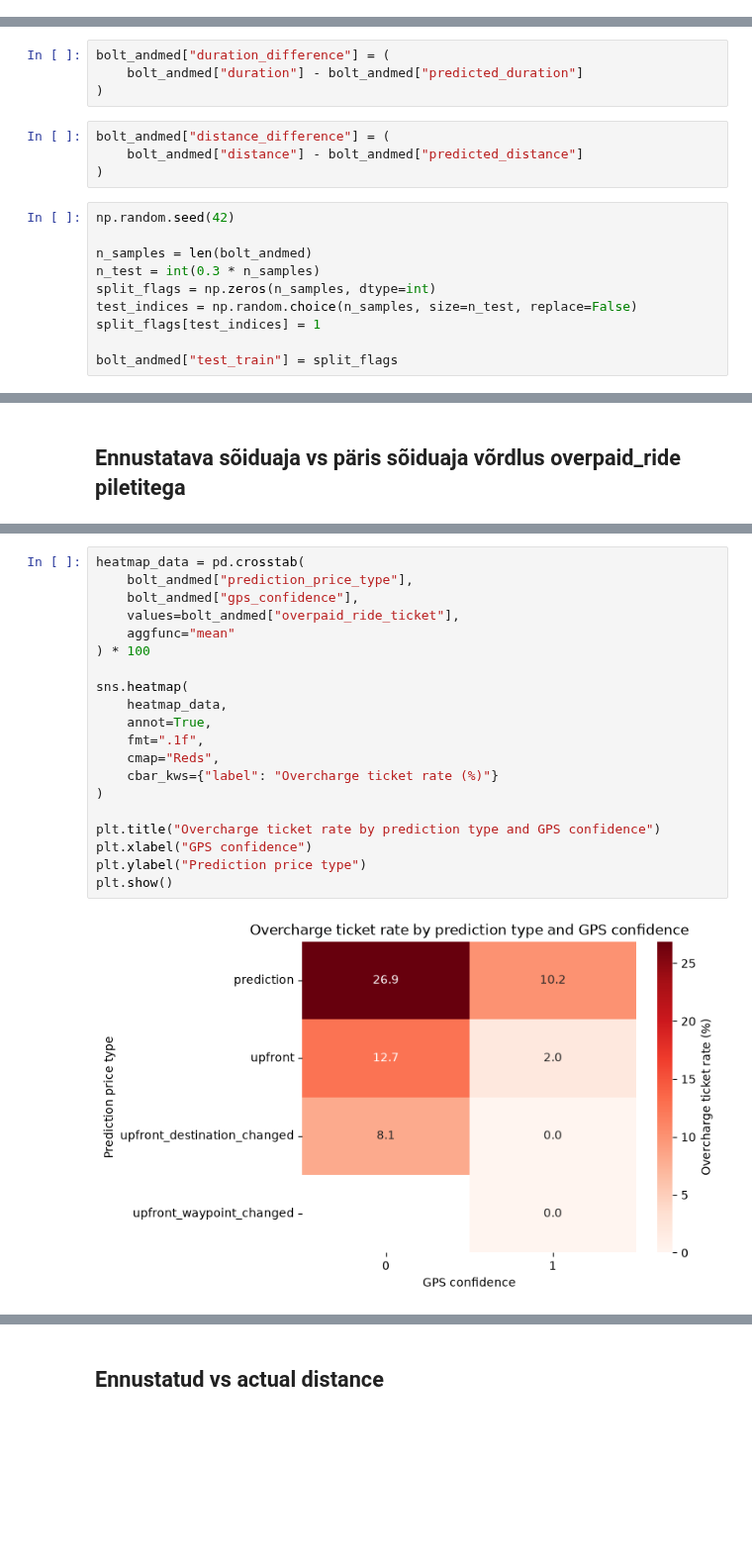
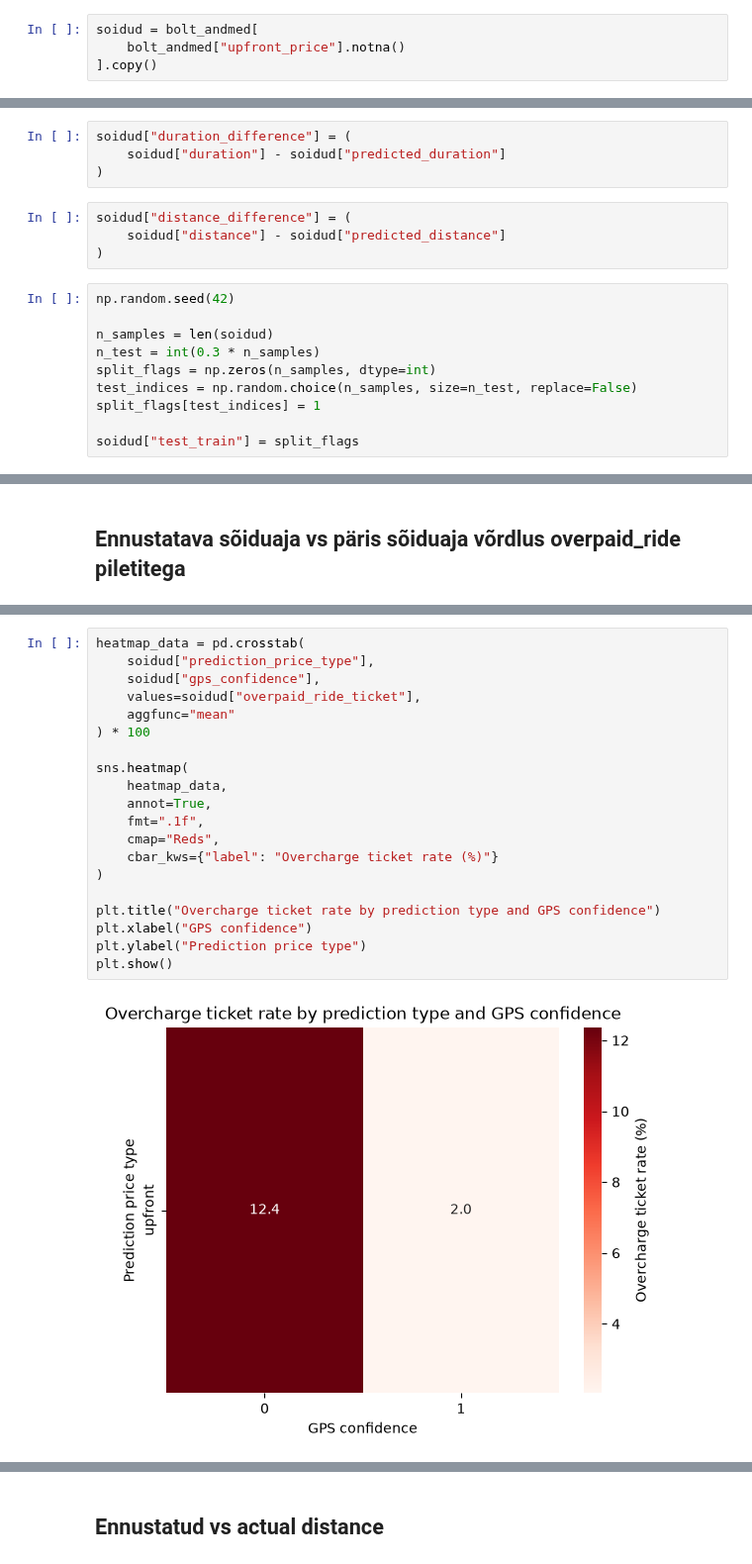
Before and after one commit to liisnormak/bolt, a Jupyter notebook: grupitoo(parandus_22.09.2026).ipynb, the cells around one changed output, grey strips where cells are left out. Shown at 99% size. Drawn from its saved outputs; the diff is of its cells as text; blank space fills up the shorter version.

```diff
--- a/grupitoo(parandus_22.09.2026).ipynb
+++ b/grupitoo(parandus_22.09.2026).ipynb
@@ -20,0 +132,4 @@ bolt_harjutus = bolt_andmed.copy()
+# %%
+soidud = bolt_andmed[
+    bolt_andmed["upfront_price"].notna()
+].copy()
@@ -72,23 +197,23 @@ KeyError: 'overcharge_status'
 # %% [markdown]
 ## MÕÕDIKUD
 # %%
-bolt_andmed["duration_difference"] = (
-    bolt_andmed["duration"] - bolt_andmed["predicted_duration"]
+soidud["duration_difference"] = (
+    soidud["duration"] - soidud["predicted_duration"]
 )
 # %%
-bolt_andmed["distance_difference"] = (
-    bolt_andmed["distance"] - bolt_andmed["predicted_distance"]
+soidud["distance_difference"] = (
+    soidud["distance"] - soidud["predicted_distance"]
 )
 # %%
 np.random.seed(42)
 
-n_samples = len(bolt_andmed)
+n_samples = len(soidud)
 n_test = int(0.3 * n_samples)
 split_flags = np.zeros(n_samples, dtype=int)
 test_indices = np.random.choice(n_samples, size=n_test, replace=False)
 split_flags[test_indices] = 1
 
-bolt_andmed["test_train"] = split_flags
+soidud["test_train"] = split_flags
 # %% [markdown]
 # LINEAARREGRESSIOON
 # %% [markdown]
@@ -259,22 +354,22 @@ gps_analysis
 # %%
 heatmap_data = pd.crosstab(
-    bolt_andmed["prediction_price_type"],
-    bolt_andmed["gps_confidence"],
-    values=bolt_andmed["overpaid_ride_ticket"],
+    soidud["prediction_price_type"],
+    soidud["gps_confidence"],
+    values=soidud["overpaid_ride_ticket"],
     aggfunc="mean"
 ) * 100
 
 sns.heatmap(
     heatmap_data,
     annot=True,
     fmt=".1f",
     cmap="Reds",
     cbar_kws={"label": "Overcharge ticket rate (%)"}
 )
 
 plt.title("Overcharge ticket rate by prediction type and GPS confidence")
 plt.xlabel("GPS confidence")
 plt.ylabel("Prediction price type")
 plt.show()
 # %% [output]
-[figure, old version]
+[figure, new version]
```
Also changed, not shown: parts of 55 cells of this notebook.
